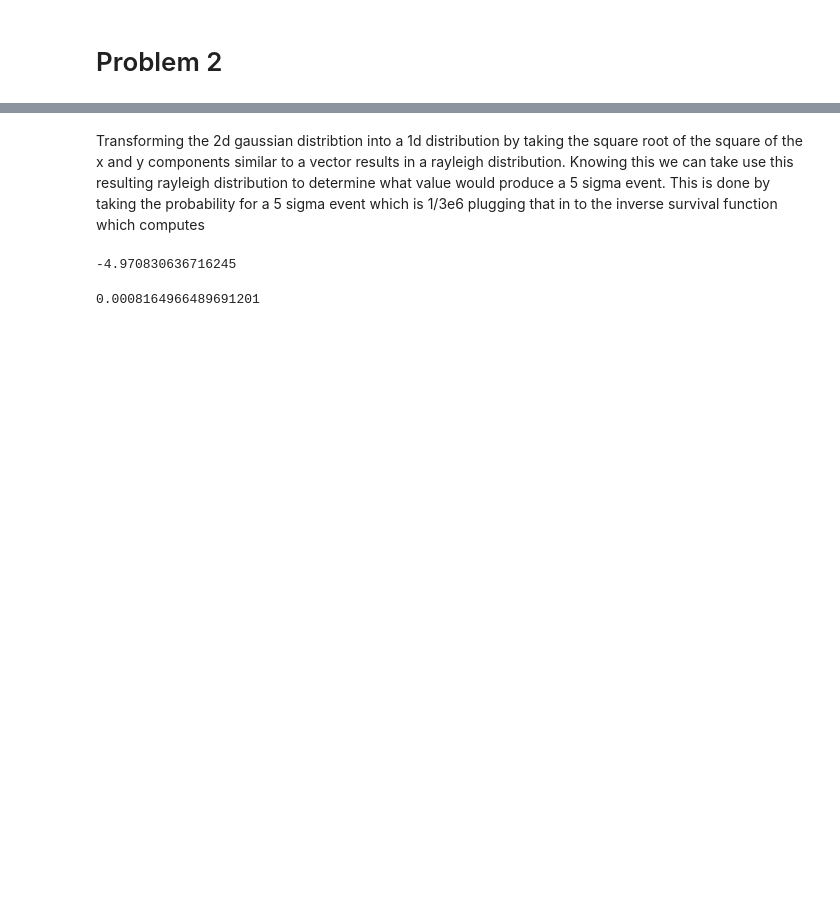
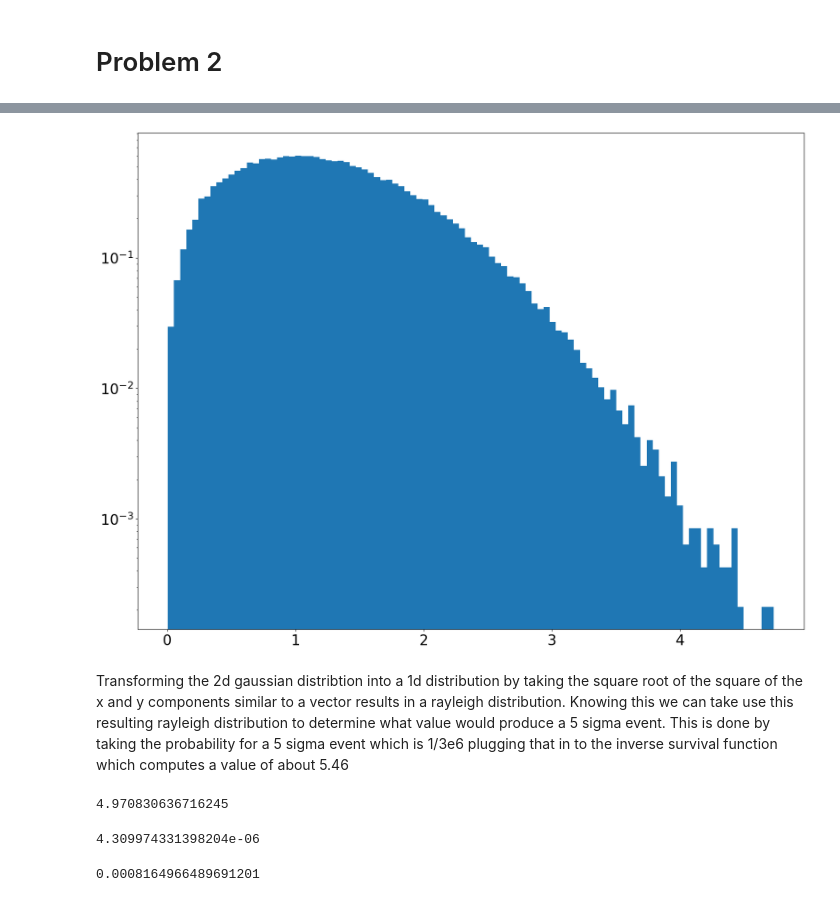
Before and after one commit to jaides26/Phys-434, a Jupyter notebook: Lab#3.ipynb, the cells around one changed output, grey strips where cells are left out. Saved outputs shown, nothing was run; the diff lists cells and outputs as text; code cells hidden in the pictures; blank space fills up the shorter version.

```diff
--- a/Lab#3.ipynb
+++ b/Lab#3.ipynb
@@ -114,12 +164,24 @@ plt.show()
+# %%
+fig, ax = plt.subplots(1, 1)
+ax.hist(z,100, density=True)
+plt.tick_params(labelsize = 24)
+plt.yscale('log')
+plt.show()
+# %% [output]
+[figure, added]
 # %% [markdown]
-Transforming the 2d gaussian distribtion into a 1d distribution by taking the square root of the square of the x and y components similar to a vector results in a rayleigh distribution. Knowing this we can take use this resulting rayleigh distribution to determine what value would produce a 5 sigma event. This is done by taking the probability for a 5 sigma event which is 1/3e6 plugging that in to the inverse survival function which computes
+Transforming the 2d gaussian distribtion into a 1d distribution by taking the square root of the square of the x and y components similar to a vector results in a rayleigh distribution. Knowing this we can take use this resulting rayleigh distribution to determine what value would produce a 5 sigma event. This is done by taking the probability for a 5 sigma event which is 1/3e6 plugging that in to the inverse survival function which computes a value of about 5.46
 # %%
 sigma_5= 1/3e6
 # %%
-prob_2d=stats.norm.ppf(sigma_5)
+prob_2d=stats.norm.isf(sigma_5)
 prob_2d
 # %% [output]
--4.970830636716245
+4.970830636716245
+# %%
+stats.rayleigh.sf(prob_2d)
+# %% [output]
+4.309974331398204e-06
 # %%
 stats.rayleigh.ppf(sigma_5)
 # %% [output]
```
Also changed, not shown: parts of 20 cells of this notebook.
